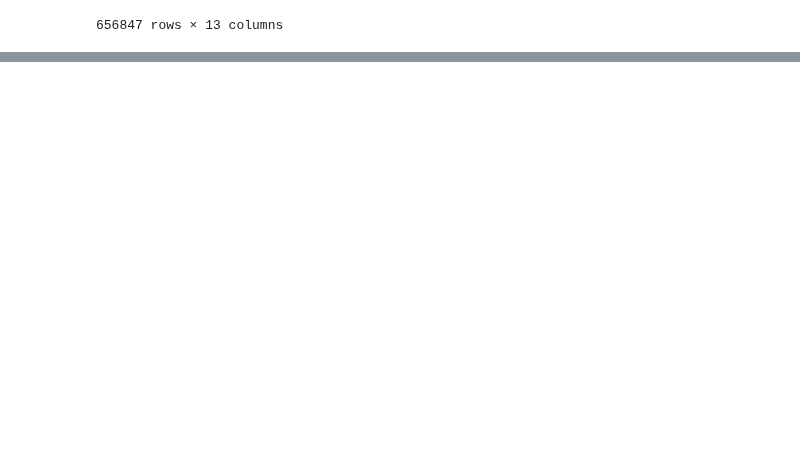
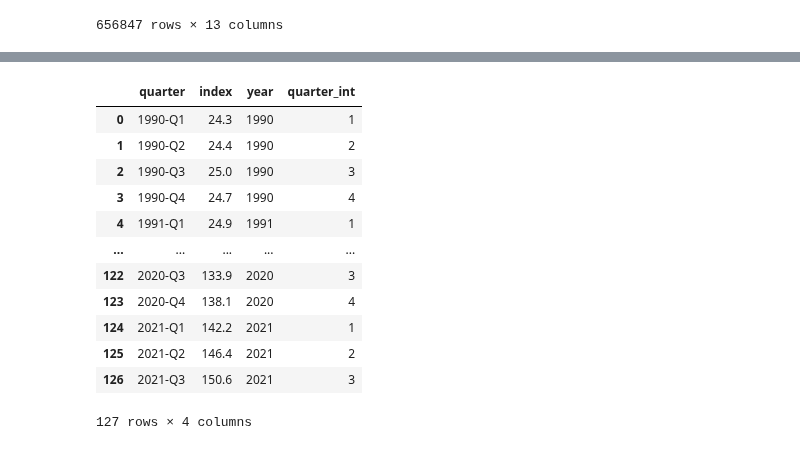
Before and after one commit to mcmanus-git/Singapore-HDB, a Jupyter notebook: michael/EDA/EDA.ipynb, the cells around one changed output, grey strips where cells are left out. Drawn from its saved outputs; the diff is of its cells as text; code cells hidden in the pictures; blank space fills up the shorter version.

Commit message:
added resale price index

```diff
--- a/michael/EDA/EDA.ipynb
+++ b/michael/EDA/EDA.ipynb
@@ -386,3 +386,7 @@ df
 | 656845 | 2012-02-01 | HOUGANG | 3 ROOM | 631 | HOUGANG AVE 8 | 07 TO 09 | 60.0 | Improved | ... |
 | 656846 | 2012-02-01 | YISHUN | EXECUTIVE | 293 | YISHUN ST 22 | 04 TO 06 | 163.0 | Apartment | ... |
 656847 rows × 13 columns
+# %%
+resale_index = pd.read_csv('../data/hdb-resale-price-index/housing-and-development-board-resale-price-index-1q2009-100-quarterly.csv')
+
+resale_index
@@ -388,0 +407,19 @@ df
+# %%
+# resale_index['year'] = resale_index['quarter'].str[:4]
+resale_index['year'] = resale_index['quarter'].str[:4].astype('Int64')
+resale_index['quarter_int'] = resale_index['quarter'].str[-1].astype('Int64')
+resale_index
+# %% [output]
+|  | quarter | index | year | quarter_int |
+| 0 | 1990-Q1 | 24.3 | 1990 | 1 |
+| 1 | 1990-Q2 | 24.4 | 1990 | 2 |
+| 2 | 1990-Q3 | 25.0 | 1990 | 3 |
+| 3 | 1990-Q4 | 24.7 | 1990 | 4 |
+| 4 | 1991-Q1 | 24.9 | 1991 | 1 |
+| ... | ... | ... | ... | ... |
+| 122 | 2020-Q3 | 133.9 | 2020 | 3 |
+| 123 | 2020-Q4 | 138.1 | 2020 | 4 |
+| 124 | 2021-Q1 | 142.2 | 2021 | 1 |
+| 125 | 2021-Q2 | 146.4 | 2021 | 2 |
+| 126 | 2021-Q3 | 150.6 | 2021 | 3 |
+127 rows × 4 columns
```
Also changed, not shown: parts of 2 cells of this notebook, 2 other files.
